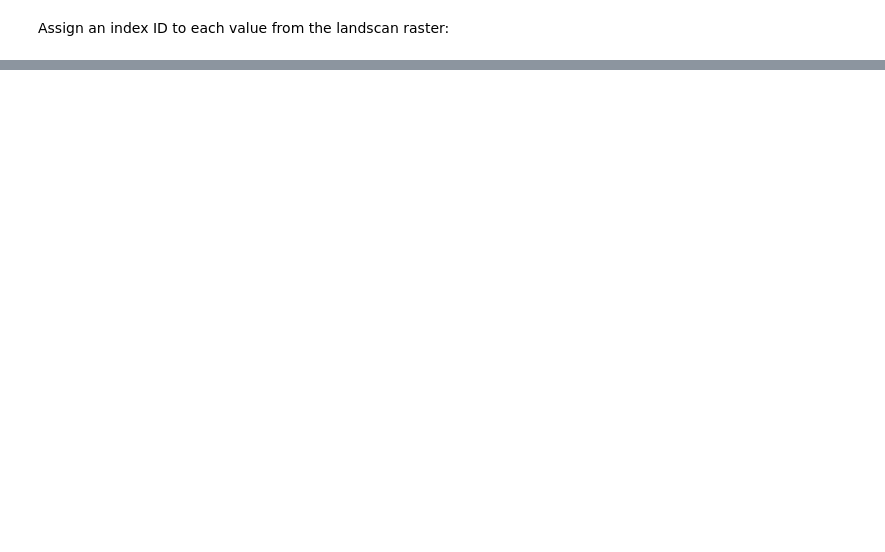
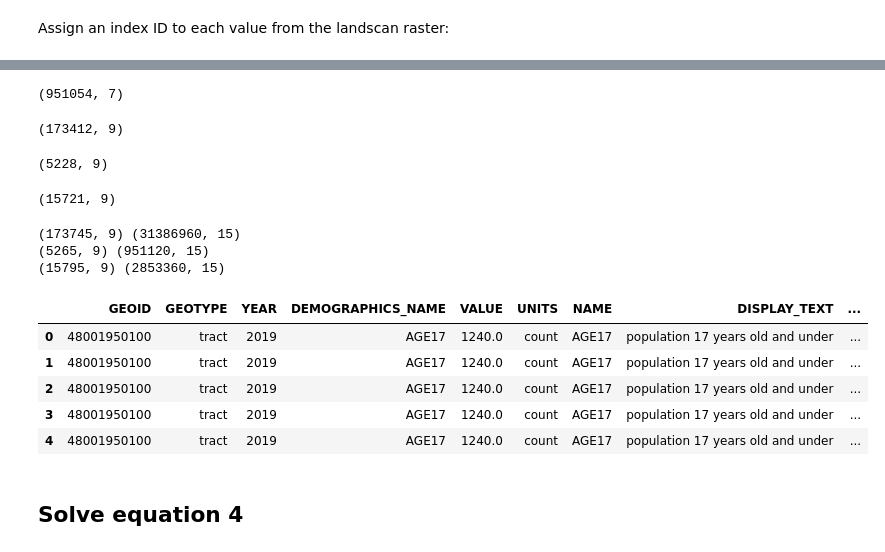
Before and after one commit to kellypierce/demographic-toolkit, a Jupyter notebook: svi_landscan.ipynb, the cells around one changed output, grey strips where cells are left out. Drawn from its saved outputs; the diff is of its cells as text; code cells hidden in the pictures; blank space fills up the shorter version.

```diff
--- a/svi_landscan.ipynb
+++ b/svi_landscan.ipynb
@@ -157,0 +48,2 @@ landscan_vars_final.to_file('/Users/kpierce/CooksProTX/demographic_data_landscan
+# %%
+landscan_tract_totals = landscan[['GEOID', 'avg_popula']].groupby(['GEOID']).agg({'avg_popula': sum}).reset_index().rename(columns={'avg_popula': 'landscan_tract_total'})
@@ -157,0 +61,2 @@ landscan_vars_final.to_file('/Users/kpierce/CooksProTX/demographic_data_landscan
+# %%
+landscan_tract_summary = pd.merge(landscan, landscan_tract_totals, on='GEOID', how='left')
@@ -157,0 +72,3 @@ landscan_vars_final.to_file('/Users/kpierce/CooksProTX/demographic_data_landscan
+# %%
+landscan_tract_summary['population_weight'] = landscan_tract_summary['avg_popula'] / landscan_tract_summary['landscan_tract_total']
+landscan_tract_summary_keep = landscan_tract_summary[['x', 'y', 'pixel_id', 'avg_popula', 'GEOID', 'landscan_tract_total', 'population_weight']]
@@ -157,0 +115,39 @@ landscan_vars_final.to_file('/Users/kpierce/CooksProTX/demographic_data_landscan
+# %%
+people_totals = pd.merge(people, landscan_tract_summary_keep, on='GEOID', how='left')
+hh_totals = pd.merge(hh, landscan_tract_summary_keep, on='GEOID', how='left')
+hu_totals = pd.merge(hu, landscan_tract_summary_keep, on='GEOID', how='left')
+
+all_vars = pd.concat([people_totals, hh_totals, hu_totals])
+# %%
+print(landscan_tract_summary_keep.shape)
+# %% [output]
+(951054, 7)
+# %%
+print(people.dropna().shape)
+# %% [output]
+(173412, 9)
+# %%
+print(hh.dropna().shape)
+# %% [output]
+(5228, 9)
+# %%
+print(hu.dropna().shape)
+# %% [output]
+(15721, 9)
+# %%
+print(people.shape, people_totals.shape)
+print(hh.shape, hh_totals.shape)
+print(hu.shape, hu_totals.shape)
+# %% [output]
+(173745, 9) (31386960, 15)
+(5265, 9) (951120, 15)
+(15795, 9) (2853360, 15)
+# %%
+all_vars.head()
+# %% [output]
+|  | GEOID | GEOTYPE | YEAR | DEMOGRAPHICS_NAME | VALUE | UNITS | NAME | DISPLAY_TEXT | ... |
+| 0 | 48001950100 | tract | 2019 | AGE17 | 1240.0 | count | AGE17 | population 17 years old and under | ... |
+| 1 | 48001950100 | tract | 2019 | AGE17 | 1240.0 | count | AGE17 | population 17 years old and under | ... |
+| 2 | 48001950100 | tract | 2019 | AGE17 | 1240.0 | count | AGE17 | population 17 years old and under | ... |
+| 3 | 48001950100 | tract | 2019 | AGE17 | 1240.0 | count | AGE17 | population 17 years old and under | ... |
+| 4 | 48001950100 | tract | 2019 | AGE17 | 1240.0 | count | AGE17 | population 17 years old and under | ... |
@@ -157,0 +156,2 @@ landscan_vars_final.to_file('/Users/kpierce/CooksProTX/demographic_data_landscan
+# %% [markdown]
+## Solve equation 4
```
Also changed, not shown: parts of 74 cells of this notebook.
